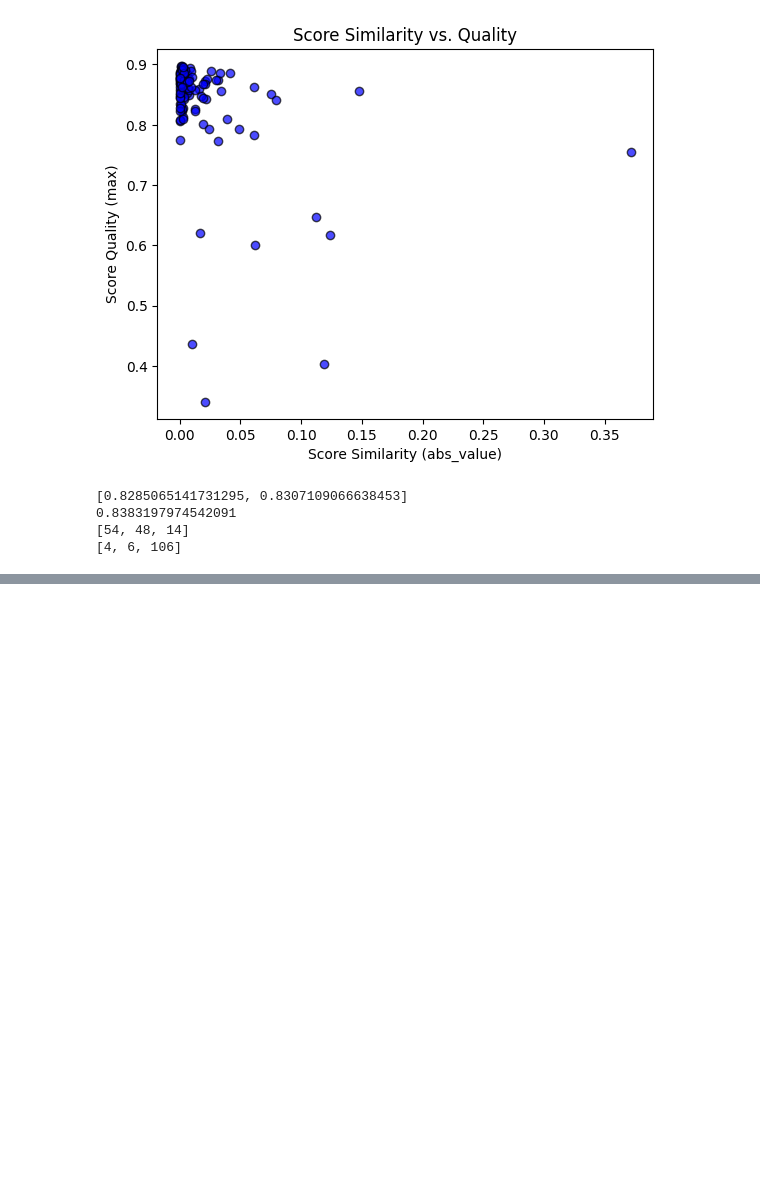
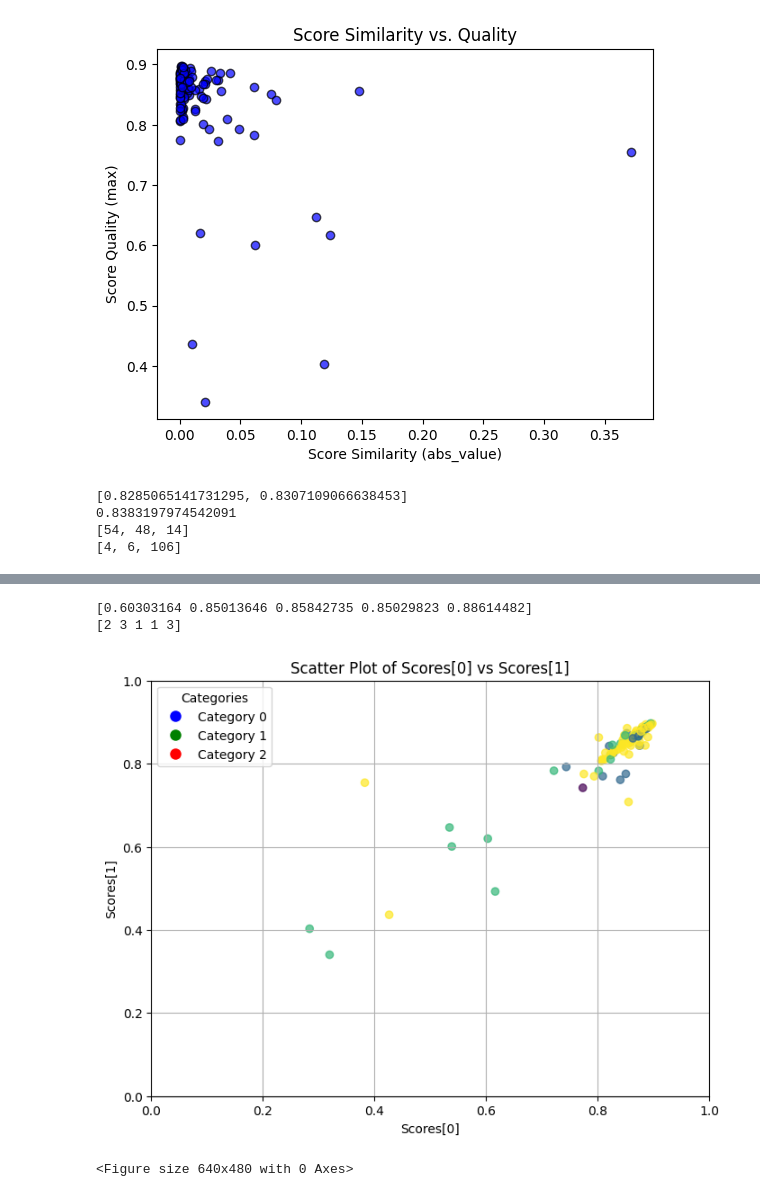
Before and after one commit to antoinevilain001/translation_thesis, a Jupyter notebook: translation_analysis/analysis1/analysis_app_data.ipynb, the cells around one changed output, grey strips where cells are left out. Saved outputs shown, nothing was run; the diff lists cells and outputs as text; code cells hidden in the pictures; blank space fills up the shorter version.

Commit message:
score comparison scatterplot complete

```diff
--- a/translation_analysis/analysis1/analysis_app_data.ipynb
+++ b/translation_analysis/analysis1/analysis_app_data.ipynb
@@ -433,0 +444,66 @@ analyze(outputs_array, 0.05)
+# %%
+# Extract the difference scores[0] - scores[1] for each object
+scores1 = np.array([
+    item.scores[0]
+    for item in outputs_array
+])
+scores2 = np.array([
+    item.scores[1]
+    for item in outputs_array
+])
+colors_array = np.array([
+    item[5]
+    for item in numpy_array
+])
+print(scores1[:5])
+print(colors_array[:5])
+# %% [output]
+[0.60303164 0.85013646 0.85842735 0.85029823 0.88614482]
+[2 3 1 1 3]
+# %%
+import matplotlib.pyplot as plt
+import numpy as np
+from matplotlib.lines import Line2D
+
+# Assuming scores1, scores2, and colors_array are already defined
+# scores1 = np.array([item.scores[0] for item in outputs_array])
+# scores2 = np.array([item.scores[1] for item in outputs_array])
+# colors_array = np.array([0, 1, 2, 0, 1, 2, ...])  # Categorical values (0, 1, 2)
+
+# Define the colors for each category (matching the colors in the scatter plot)
+category_colors = {0: 'blue', 1: 'green', 2: 'red'}
+
+# Create a scatter plot with colors based on the third array (categorical 0, 1, 2)
+plt.figure(figsize=(8, 6))
+scatter = plt.scatter(scores1, scores2, c=colors_array, cmap='viridis', alpha=0.7)
+
+# Set axis limits
+plt.xlim(0, 1)  # X-axis from 0 to 1
+plt.ylim(0, 1)  # Y-axis from 0 to 1
+
+# Labels and title
+plt.xlabel('Scores[0]')  # X-axis label
+plt.ylabel('Scores[1]')  # Y-axis label
+plt.title('Scatter Plot of Scores[0] vs Scores[1]')
+
+# Add color bar for the third array
+cbar = plt.colorbar(scatter)
+cbar.set_label('Color Based on Third Array')
+
+# Define the custom legend for categorical values (0, 1, 2)
+# Create legend handles with corresponding colors
+handles = [
+    Line2D([0], [0], marker='o', color='w', markerfacecolor='blue', markersize=10, label='Category 0'),
+    Line2D([0], [0], marker='o', color='w', markerfacecolor='green', markersize=10, label='Category 1'),
+    Line2D([0], [0], marker='o', color='w', markerfacecolor='red', markersize=10, label='Category 2')
+]
+
+# Add the custom legend
+plt.legend(handles=handles, title="Categories", loc="upper left")
+
+# Display the plot
+plt.grid(True)
+plt.show()
+# %% [output]
+[figure, added]
+<Figure size 640x480 with 0 Axes>
```
Also changed, not shown: parts of 2 cells of this notebook, 1 other file.
